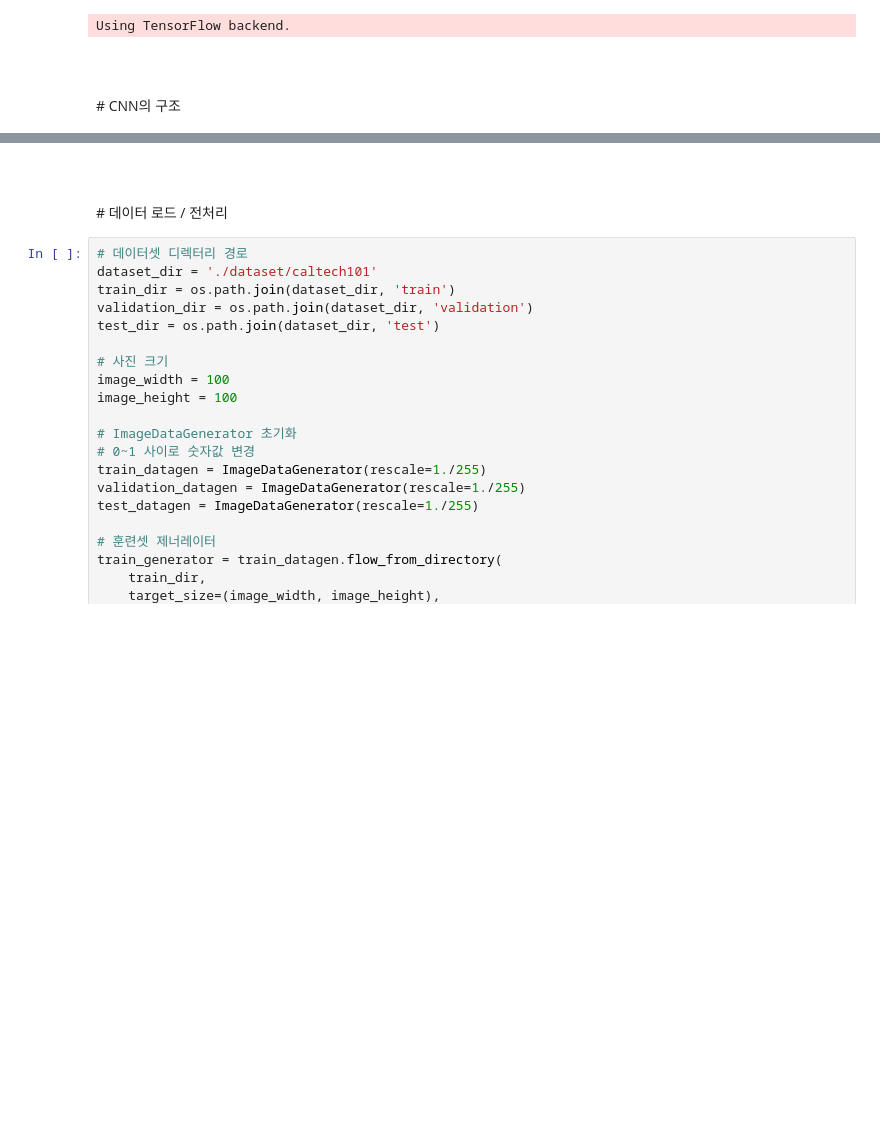
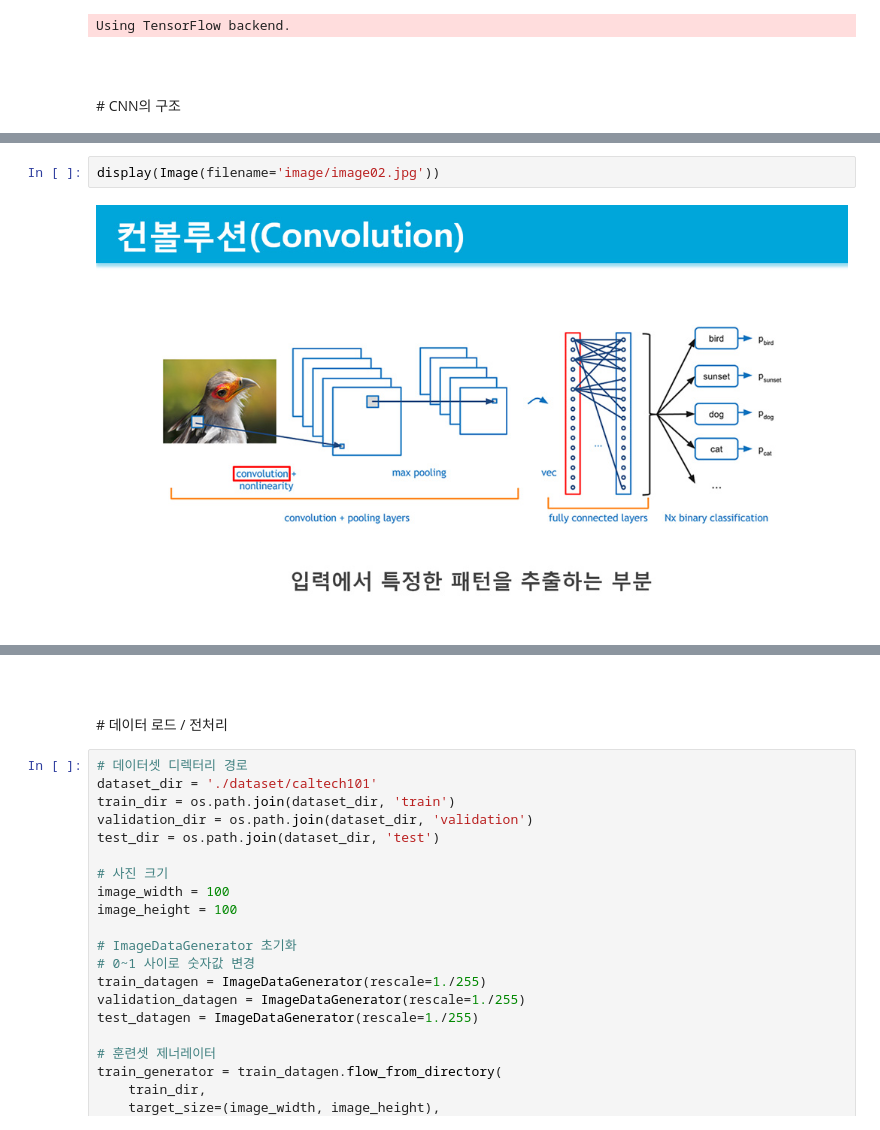
Before and after one commit to deepseasw/caltech101-image-cnn-classification, a Jupyter notebook: Image CNN Classification.ipynb, the cells around one changed output, grey strips where cells are left out. Drawn from its saved outputs; the diff is of its cells as text; blank space fills up the shorter version.

```diff
--- a/Image CNN Classification.ipynb
+++ b/Image CNN Classification.ipynb
@@ -21,2 +21,6 @@ display(Image(filename='image/image01.png'))
 # %% [output]
 [figure]
+# %%
+display(Image(filename='image/image02.jpg'))
+# %% [output]
+[figure, added]
```
Also changed, not shown: parts of 24 cells of this notebook, 23 other files.
